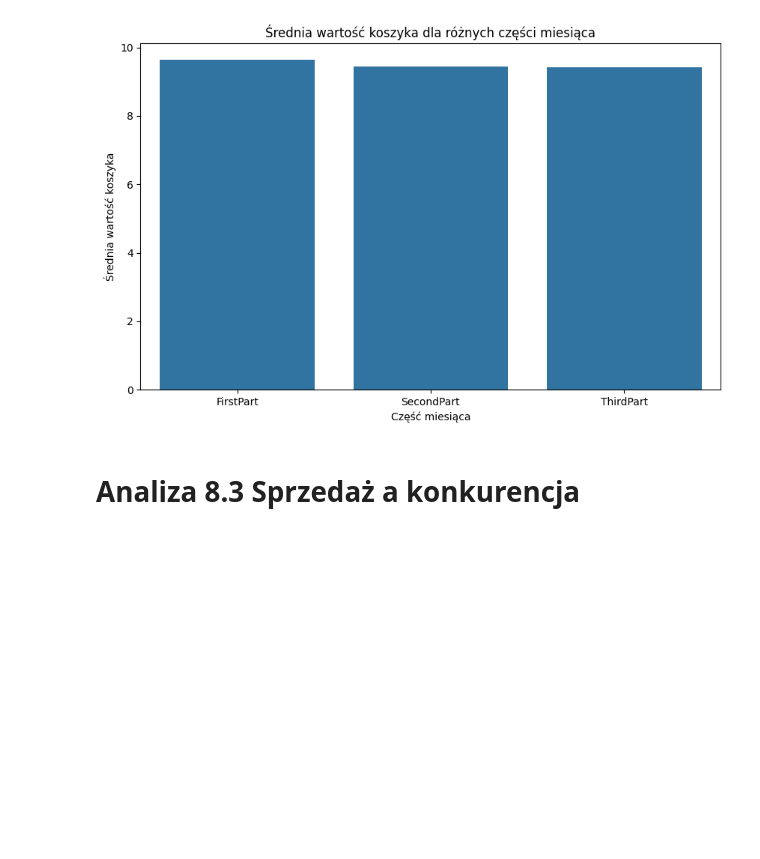
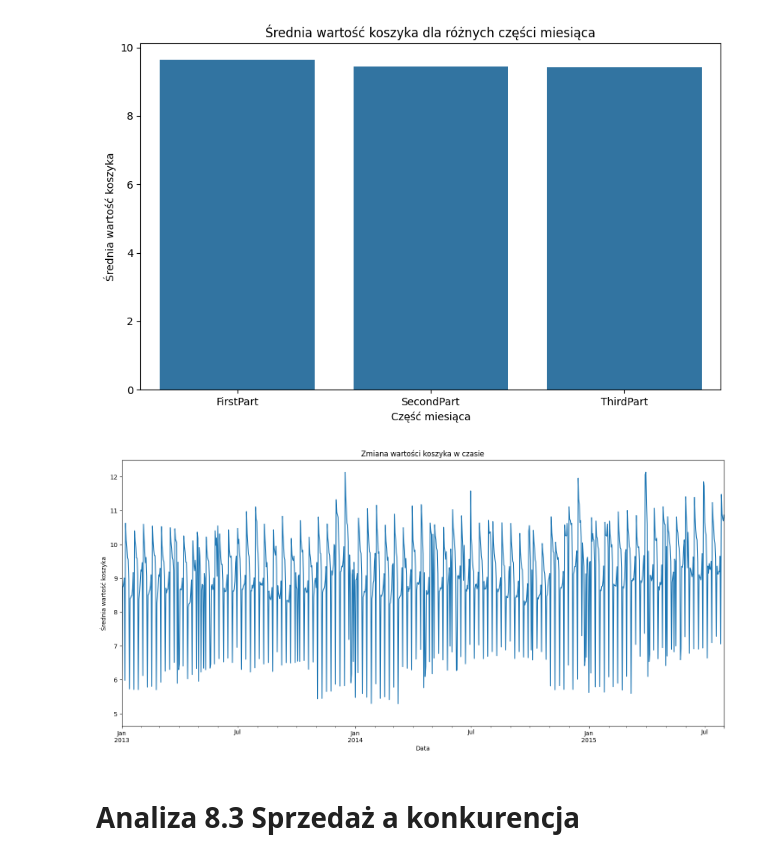
Before and after one commit to AgniechaP/EAD_project_1, a Jupyter notebook: blok_2/projekt_blok_2.ipynb, the cells around one changed output. Drawn from its saved outputs; the diff is of its cells as text; code cells hidden in the pictures; blank space fills up the shorter version.

```diff
--- a/blok_2/projekt_blok_2.ipynb
+++ b/blok_2/projekt_blok_2.ipynb
@@ -909,6 +909,18 @@ plt.ylabel('Średnia wartość koszyka')
 plt.show()
 # %% [output]
 [figure]
+# %%
+# Zmiana wartości koszyka w czasie
+basket_time_series = merged_data.groupby('Date')['BasketValue'].mean()
+# Wykres zmiany wartości koszyka w czasie
+plt.figure(figsize=(18, 8))
+basket_time_series.plot()
+plt.title('Zmiana wartości koszyka w czasie')
+plt.xlabel('Data')
+plt.ylabel('Średnia wartość koszyka')
+plt.show()
+# %% [output]
+[figure, added]
 # %% [markdown]
 # Analiza 8.3 Sprzedaż a konkurencja
 # %%
```
Also changed, not shown: parts of 4 cells of this notebook.
